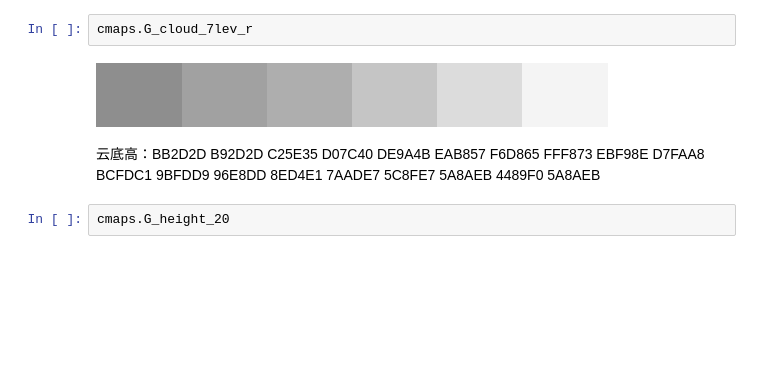
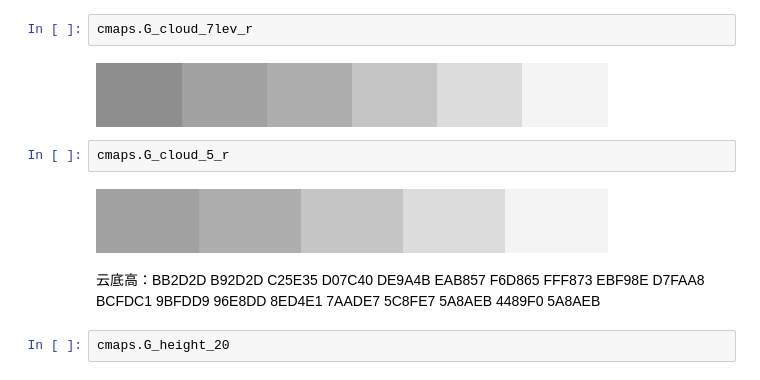
Before and after one commit to Kimizhao/cmaps, a Jupyter notebook: notebook/cmaps_demo2.ipynb, the cells around one changed output. Saved outputs shown, nothing was run; the diff lists cells and outputs as text; blank space fills up the shorter version.

```diff
--- a/notebook/cmaps_demo2.ipynb
+++ b/notebook/cmaps_demo2.ipynb
@@ -78,6 +78,10 @@ cmaps.G_precip_15lev
 cmaps.G_cloud_7lev_r
 # %% [output]
 [figure]
+# %%
+cmaps.G_cloud_5_r
+# %% [output]
+[figure, added]
 # %% [markdown]
 云底高：BB2D2D  B92D2D  C25E35  D07C40  DE9A4B  EAB857  F6D865  FFF873  EBF98E  D7FAA8  BCFDC1  9BFDD9  96E8DD  8ED4E1 7AADE7  5C8FE7  5A8AEB  4489F0  5A8AEB
 # %%
```
Also changed, not shown: parts of 2 cells of this notebook, 2 other files.
